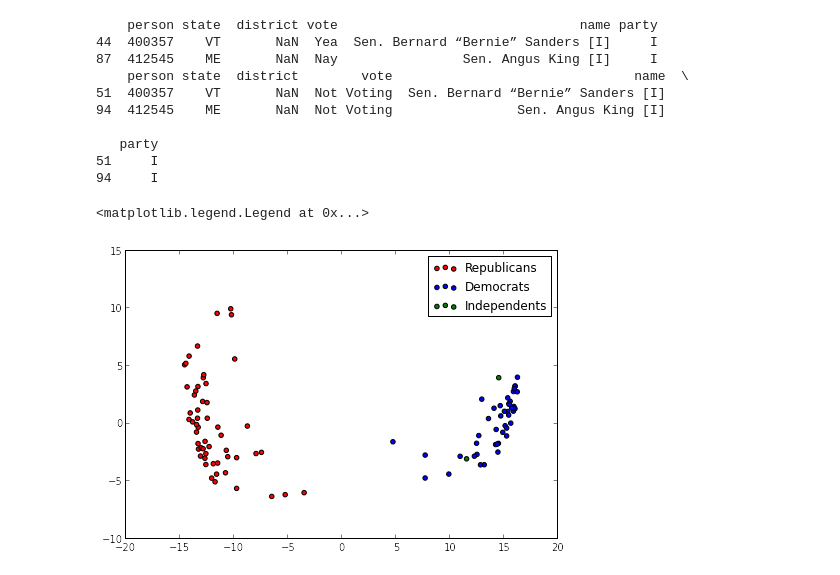
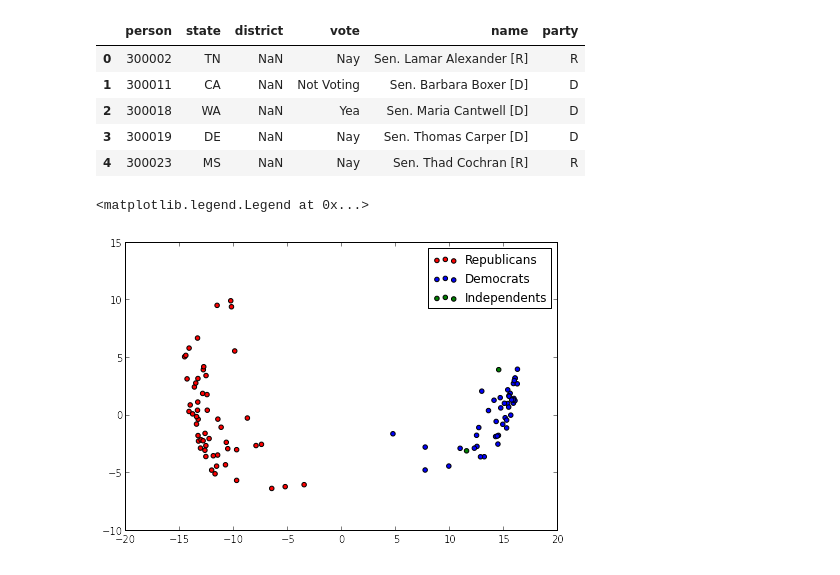
Before and after one commit to horacepan/SenateVoting, a Jupyter notebook: MDS.ipynb, the cells around one changed output. Cells and saved outputs as stored; diff of their text form; code cells hidden in the pictures.

```diff
--- a/MDS.ipynb
+++ b/MDS.ipynb
@@ -24,8 +25,17 @@ def convert_party(val):
     else:
         return 'I'
 # %%
+senatorIds =
 df1 = pd.read_csv('data/2015/1.csv', skiprows=1)
 df1['party'] = df1['party'].apply(convert_party)
 independents = df1[df1['party'] == 'I'].index.tolist()
 republicans = df1[df1['party'] == 'R'].index.tolist()
 democrats = df1[df1['party'] == 'D'].index.tolist()
+df1.head()
+# %% [output]
+|  | person | state | district | vote | name | party |
+| 0 | 300002 | TN | NaN | Nay | Sen. Lamar Alexander [R] | R |
+| 1 | 300011 | CA | NaN | Not Voting | Sen. Barbara Boxer [D] | D |
+| 2 | 300018 | WA | NaN | Yea | Sen. Maria Cantwell [D] | D |
+| 3 | 300019 | DE | NaN | Nay | Sen. Thomas Carper [D] | D |
+| 4 | 300023 | MS | NaN | Nay | Sen. Thad Cochran [R] | R |
@@ -38,17 +42,3 @@ democrats_14 = df1_14[df1_14['party'] == 'D'].index.tolist()
-# %%
-print df1[df1['party'] == 'I']
-print df1_14[df1_14['party'] == 'I']
-# %% [output]
-    person state  district vote                               name party
-44  400357    VT       NaN  Yea  Sen. Bernard “Bernie” Sanders [I]     I
-87  412545    ME       NaN  Nay                Sen. Angus King [I]     I
-    person state  district        vote                               name  \
-51  400357    VT       NaN  Not Voting  Sen. Bernard “Bernie” Sanders [I]
-94  412545    ME       NaN  Not Voting                Sen. Angus King [I]
-
-   party
-51     I
-94     I
 # %%
 def clean_df(df):
     df['party'] = df['party'].apply(convert_party)
```
Also changed, not shown: parts of 2 cells of this notebook, 24 other files.
